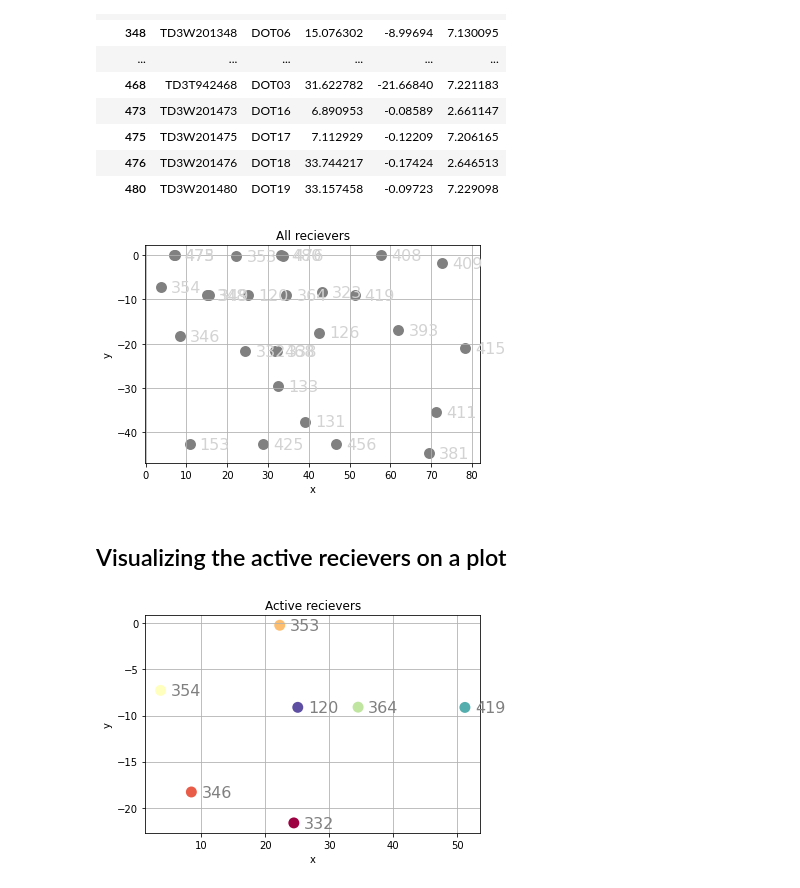
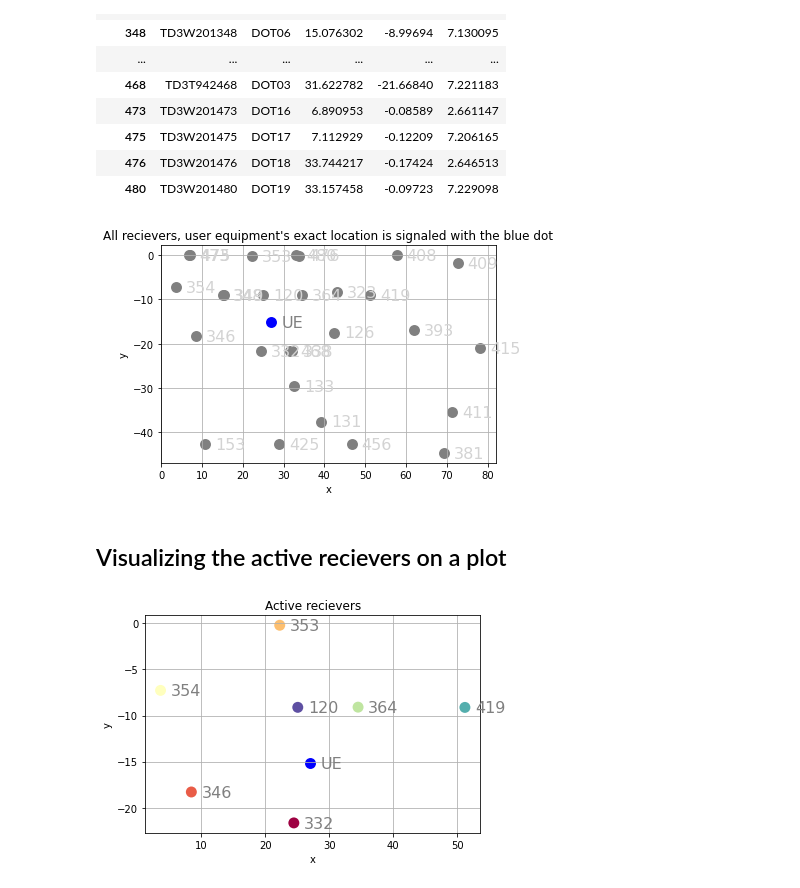
Before and after one commit to pintermatyas/Onlab-2022-23-2, a Jupyter notebook: Project/tdoa_sample.ipynb, the cells around one changed output. Drawn from its saved outputs; the diff is of its cells as text; code cells hidden in the pictures.

Commit message:
Added visualization of UE

```diff
--- a/Project/tdoa_sample.ipynb
+++ b/Project/tdoa_sample.ipynb
@@ -38,30 +37,50 @@ recievers
 # %%
 cmap = matplotlib.colormaps['Spectral']
 fig, ax = plt.subplots()
 
 recievers.plot('x', 'y', kind='scatter', ax=ax, s=120, linewidth=0,
-        c= 'gray', colormap=cmap)
+        c= 'gray')
 
+
+ue_data = pd.read_csv('dataset/configuration.csv')
+
+ue_data.plot('x', 'y', kind='scatter', ax=ax, s=120, linewidth=0,
+        c='blue')
+
+
+for k, v in ue_data.iterrows():
+    ax.annotate("UE", v[['x', 'y']],
+                xytext=(10,-5), textcoords='offset points',
+                family='sans-serif', fontsize=16, color='grey')
 
 for k, v in recievers.iterrows():
     ax.annotate(k, v[['x', 'y']],
                 xytext=(10,-5), textcoords='offset points',
                 family='sans-serif', fontsize=16, color='lightgrey')
-plt.title("All recievers")
+
+plt.title("All recievers, user equipment's exact location is signaled with the blue dot")
 
 ax.grid(True)
 # %% [output]
-[figure, old version]
+[figure, new version]
 # %% [markdown]
 ## Visualizing the active recievers on a plot
 # %%
 cmap = matplotlib.colormaps['Spectral']
 fig, ax = plt.subplots()
 
+ue_data.plot('x', 'y', kind='scatter', ax=ax, s=120, linewidth=0,
+        c='blue', colormap=cmap)
 
-
+active_dots = [int(x) for x in measurement_path.stem.split('_')[-7:]]
+df = recievers.loc[active_dots]
 df.plot('x', 'y', kind='scatter', ax=ax, s=120, linewidth=0,
         c=range(len(df)), colormap=cmap)
+
+for k, v in ue_data.iterrows():
+    ax.annotate("UE", v[['x', 'y']],
+                xytext=(10,-5), textcoords='offset points',
+                family='sans-serif', fontsize=16, color='grey')
 
 for k, v in df.iterrows():
     ax.annotate(k, v[['x', 'y']],
@@ -72,4 +91,4 @@ plt.title("Active recievers")
 
 ax.grid(True)
 # %% [output]
-[figure, old version]
+[figure, new version]
```
Also changed, not shown: parts of 1 cell of this notebook.
